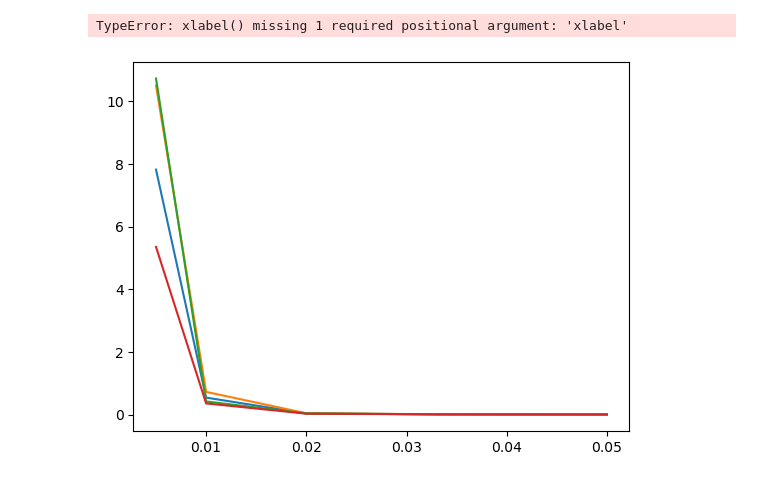
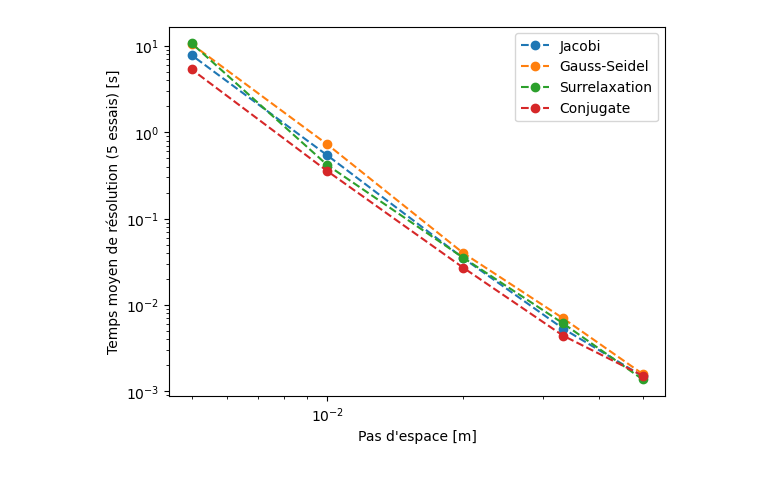
Before and after one commit to XerusN/PSci, a Jupyter notebook: benchmark/linear_solving_comparison.ipynb, the cells around one changed output. Saved outputs shown, nothing was run; the diff lists cells and outputs as text; code cells hidden in the pictures.

```diff
--- a/benchmark/linear_solving_comparison.ipynb
+++ b/benchmark/linear_solving_comparison.ipynb
@@ -16,7 +16,7 @@ for i in range(int(value_file.size/num_colonne)):
     mean_iter_number[i] = value_file[i][1]
     computation_time[i] = value_file[i][2]
 
-plt.plot(dx, computation_time, label='Jacobi')
+plt.plot(dx, computation_time, "o--", label='Jacobi')
 
 ############
 
@@ -31,42 +31,42 @@ for i in range(int(value_file.size/num_colonne)):
     mean_iter_number[i] = value_file[i][1]
     computation_time[i] = value_file[i][2]
 
-plt.plot(dx, computation_time, label='Gauss-Seidel')
+plt.plot(dx, computation_time, "o--", label='Gauss-Seidel')
 
 ############
 
 value_file = np.loadtxt('relaxation_short_5.dat')
 
 dx = np.zeros(int(value_file.size/num_colonne))
 mean_iter_number = np.zeros(int(value_file.size/num_colonne))
 computation_time = np.zeros(int(value_file.size/num_colonne))
 
 for i in range(int(value_file.size/num_colonne)):
     dx[i] = value_file[i][0]
     mean_iter_number[i] = value_file[i][1]
     computation_time[i] = value_file[i][2]
 
-plt.plot(dx, computation_time, label='Surrelaxation')
+plt.plot(dx, computation_time, "o--", label='Surrelaxation')
 
 ############
 
 value_file = np.loadtxt('conjugate_short_5.dat')
 
 dx = np.zeros(int(value_file.size/num_colonne))
 mean_iter_number = np.zeros(int(value_file.size/num_colonne))
 computation_time = np.zeros(int(value_file.size/num_colonne))
 
 for i in range(int(value_file.size/num_colonne)):
     dx[i] = value_file[i][0]
     mean_iter_number[i] = value_file[i][1]
     computation_time[i] = value_file[i][2]
 
-plt.plot(dx, computation_time, label='Conjugate')
-plt.xlabel()
+plt.plot(dx, computation_time, "o--", label='Conjugate')
+plt.xlabel("Pas d'espace [m]")
+plt.ylabel("Temps moyen de résolution (5 essais) [s]")
 plt.loglog()
 plt.legend()
 plt.savefig('linear_solving_time.png', dpi = 300)
 plt.show()
 # %% [output]
-TypeError: xlabel() missing 1 required positional argument: 'xlabel'
-[figure, old version]
+[figure, new version]
```
